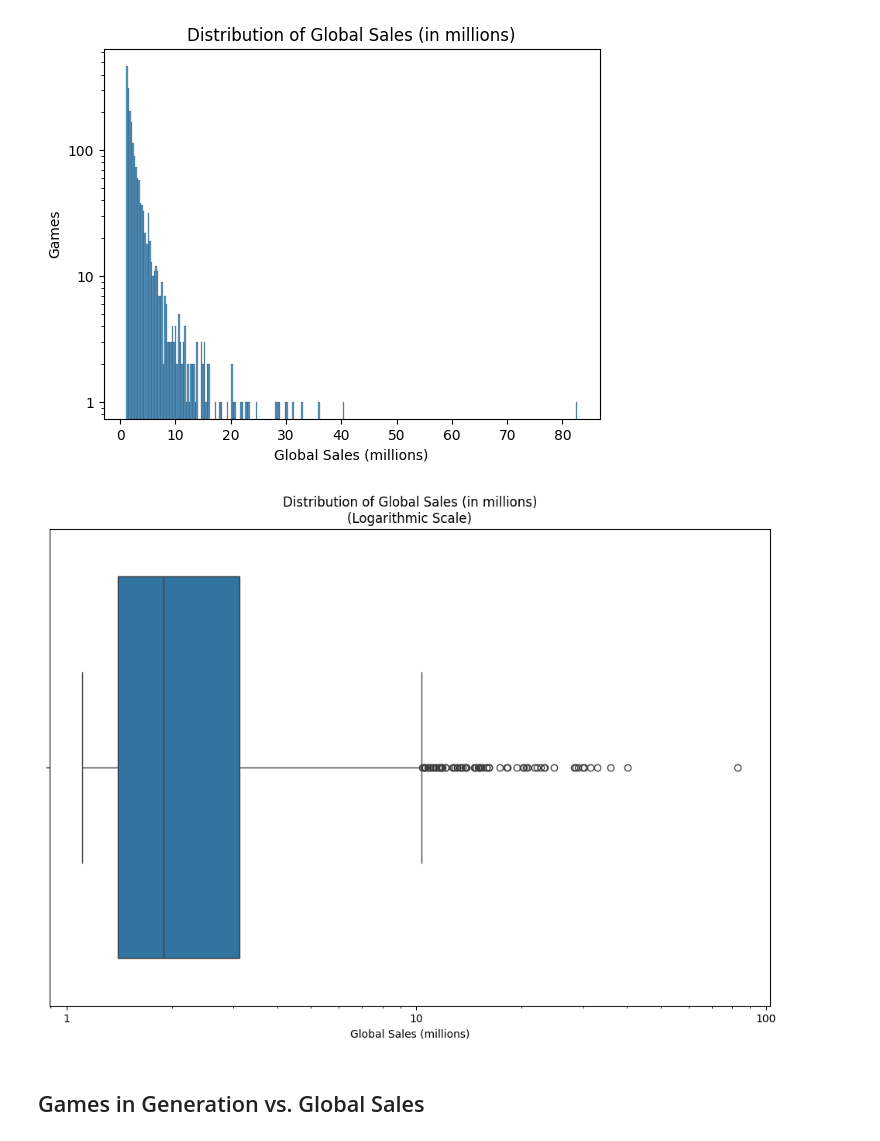
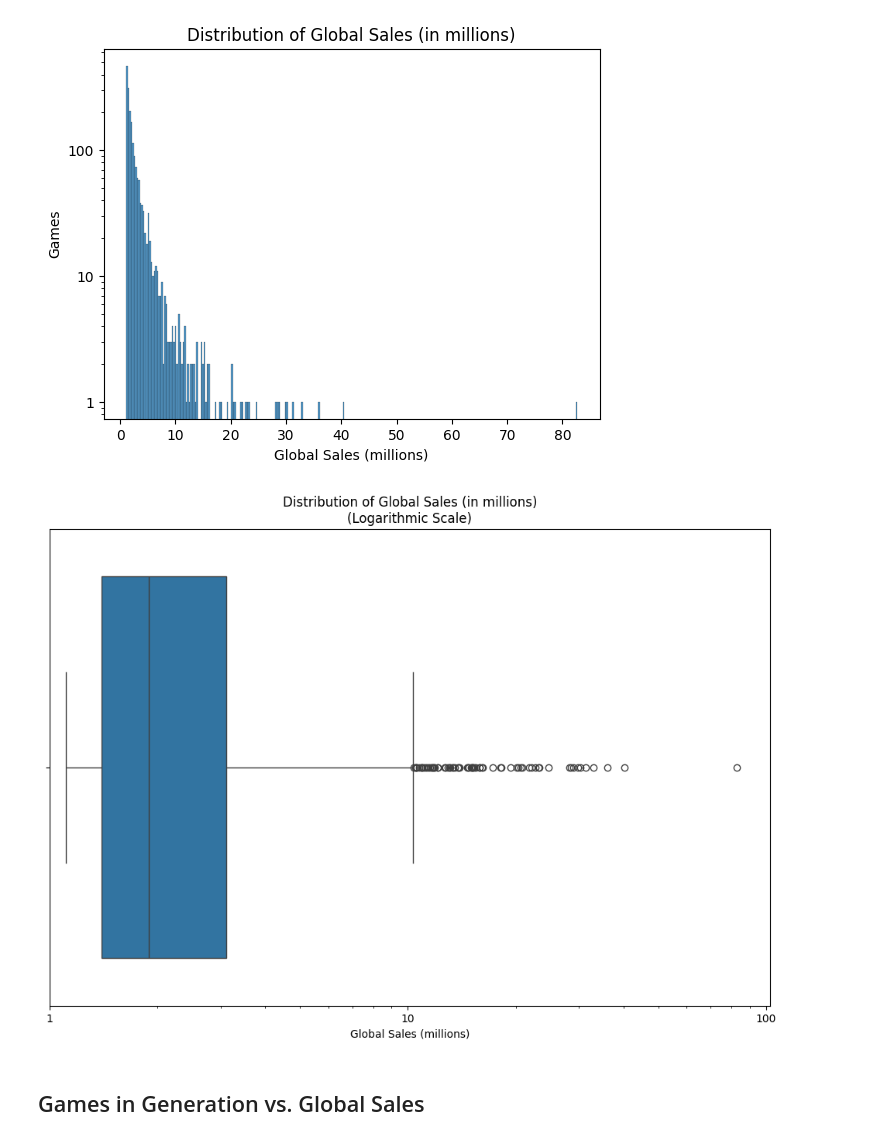
Before and after one commit to candersen114/Python2Source, a Jupyter notebook: finalproj.ipynb, the cells around one changed output. Cells and saved outputs as stored; diff of their text form; code cells hidden in the pictures.

```diff
--- a/finalproj.ipynb
+++ b/finalproj.ipynb
@@ -331,20 +331,21 @@ plt.show()
 # %%
 plt.figure(figsize=(12, 8))
 ax = sns.boxplot(data=df, x="Global_Sales", log_scale=10)
 
 # Set the X bound and tick labels to avoid 10^1, 10^2, etc
-ax.set_xbound(lower=0)
-ticks=[pow(10, -2), pow(10, -1), pow(10, 0), pow(10, 1), pow(10, 2), pow(10, 3), pow(10, 4)]
+ax.set_xbound(lower=1)
+ticks=[pow(10, 0), pow(10, 1), pow(10, 2)]
+ax.set_xticks(ticks)
 ax.set_xticklabels(ticks)
 
 # Titles
 ax.set_title("Distribution of Global Sales (in millions)\n(Logarithmic Scale)")
 ax.set_xlabel("Global Sales (millions)")
 
 # Show Plot
 plt.show()
 # %% [output]
-[figure, old version]
+[figure, new version]
 # %% [markdown]
 ## Games in Generation vs. Global Sales
 # %%
```
Also changed, not shown: parts of 1 cell of this notebook.
